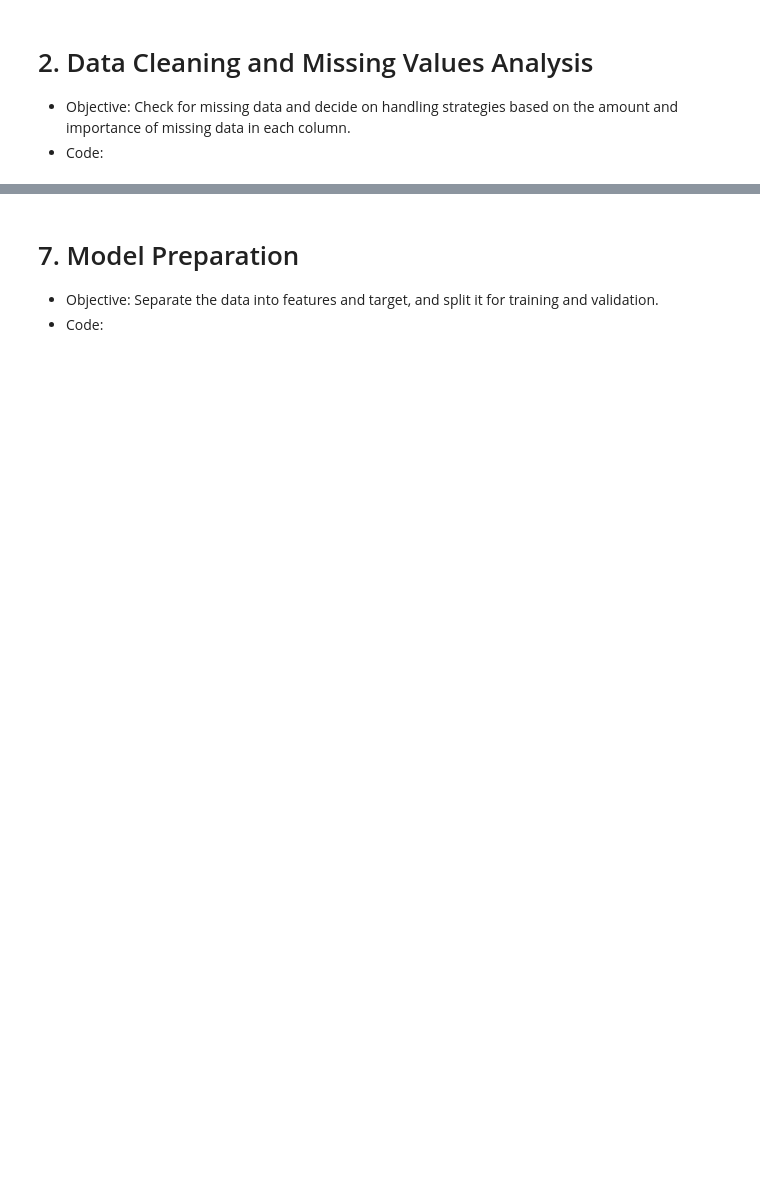
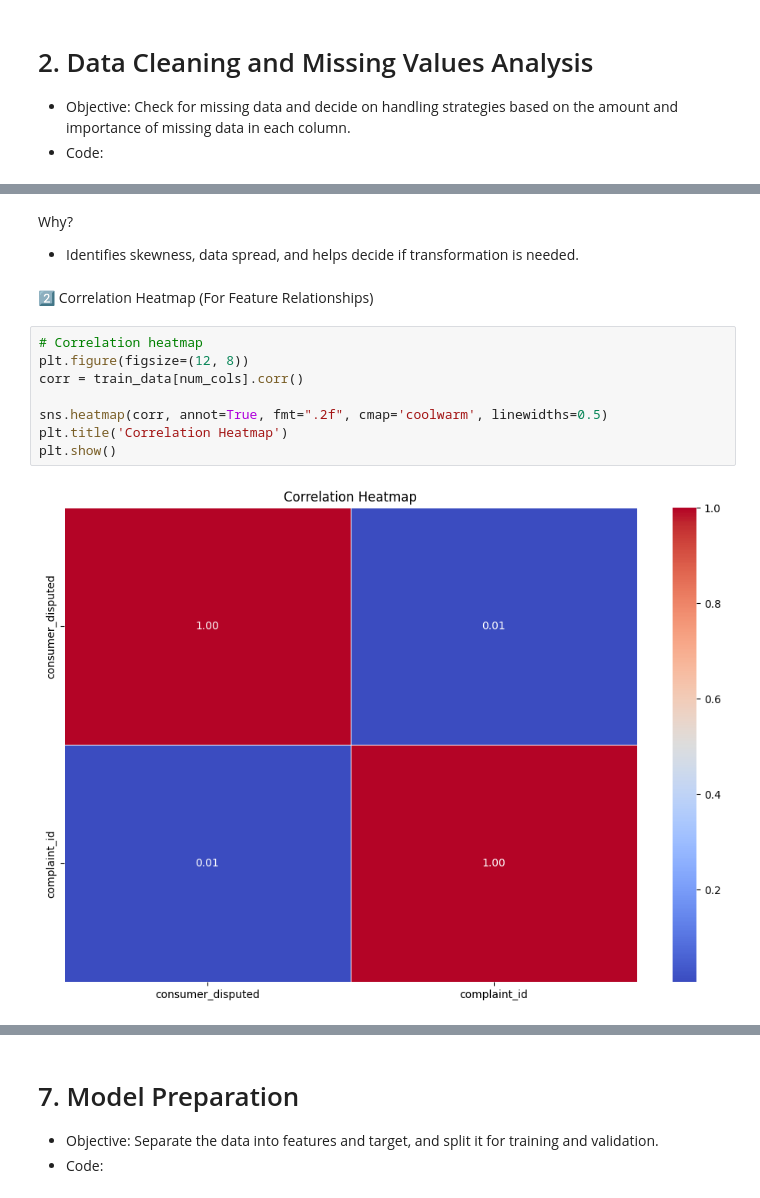
Before and after one commit to DarnasiMadhanMohan/DataScience_Projects, a Jupyter notebook: Consumer_Complaint_resolution/Project.ipynb, the cells around one changed output, grey strips where cells are left out. Drawn from its saved outputs; the diff is of its cells as text; blank space fills up the shorter version.

```diff
--- a/Consumer_Complaint_resolution/Project.ipynb
+++ b/Consumer_Complaint_resolution/Project.ipynb
@@ -595,0 +284,16 @@ Explanation of Changes
+# %% [markdown]
+Why?
+
+* Identifies skewness, data spread, and helps decide if transformation is needed.
+# %% [markdown]
+2️⃣ Correlation Heatmap (For Feature Relationships)
+# %%
+# Correlation heatmap
+plt.figure(figsize=(12, 8))
+corr = train_data[num_cols].corr()
+
+sns.heatmap(corr, annot=True, fmt=".2f", cmap='coolwarm', linewidths=0.5)
+plt.title('Correlation Heatmap')
+plt.show()
+# %% [output]
+[figure, added]
```
Also changed, not shown: parts of 120 cells of this notebook, 2 other files.
